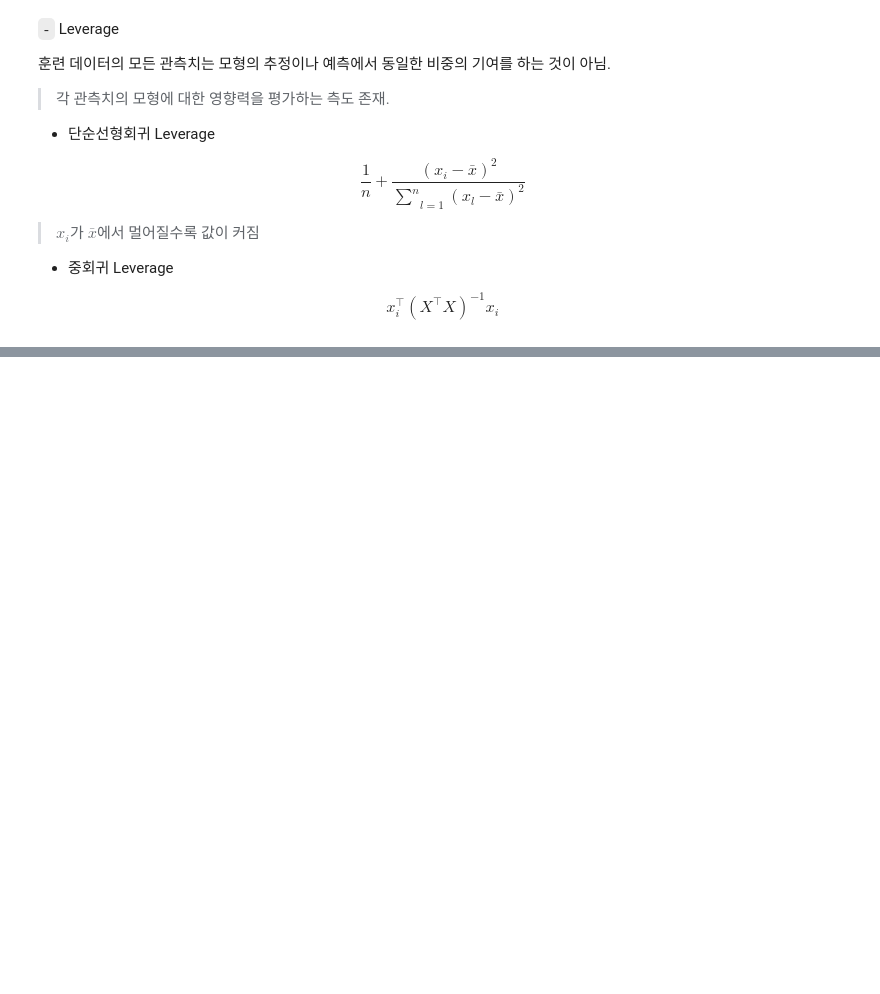
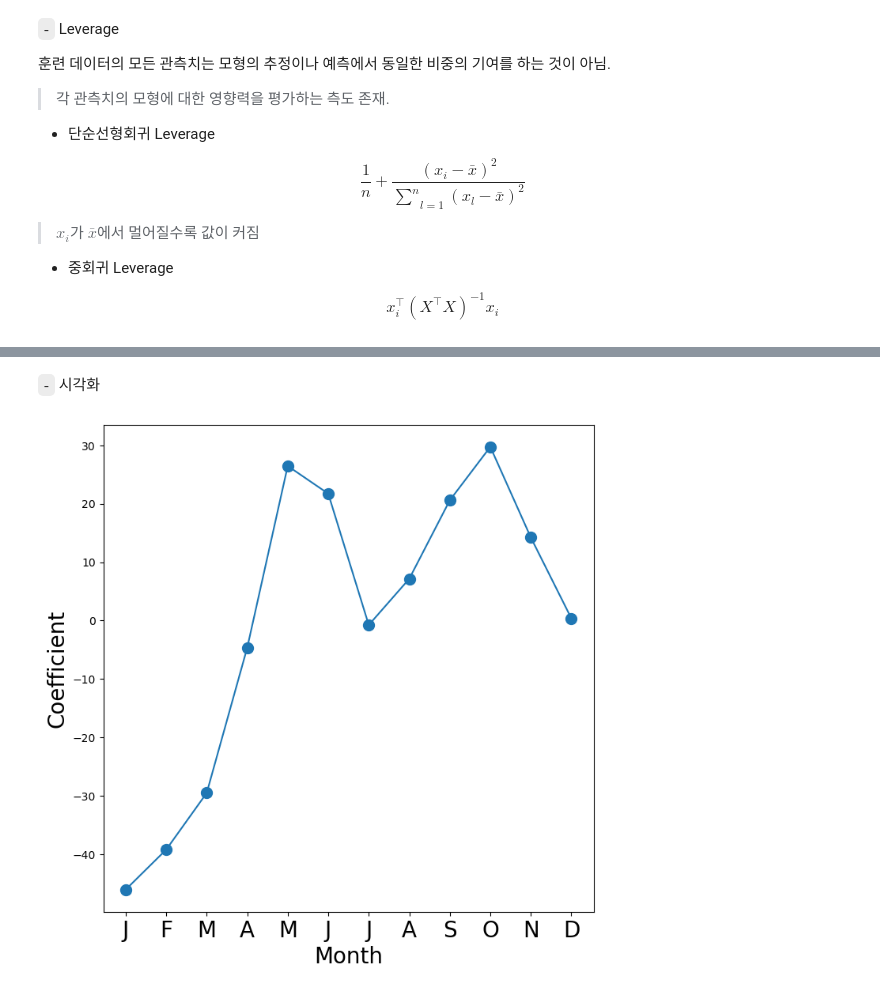
Before and after one commit to HollyRiver/ML2024, a Jupyter notebook: practice/2. Linear Regression.ipynb, the cells around one changed output, grey strips where cells are left out. Saved outputs shown, nothing was run; the diff lists cells and outputs as text; code cells hidden in the pictures; blank space fills up the shorter version.

```diff
--- a/practice/2. Linear Regression.ipynb
+++ b/practice/2. Linear Regression.ipynb
@@ -148,0 +517,3 @@ $$x_i^{\top}(X^{\top}X)^{-1}x_i$$
+# %%
+Bike = load_data('Bikeshare')
+Bike.shape, Bike.columns
@@ -148,0 +526,11 @@ $$x_i^{\top}(X^{\top}X)^{-1}x_i$$
+# %%
+hr_encode = contrast('hr', 'sum')     # 합에 대한 제약을 검
+mnth_encode = contrast('mnth', 'sum') # 합에 대한 제약을 검
+X2 = MS([mnth_encode, hr_encode, 'workingday','temp', 'weathersit']).fit_transform(Bike)
+Y = Bike["bikers"]
+M2_lm = sm.OLS(Y, X2).fit()
+S2 = summarize(M2_lm)
+print(S2)
+# 마지막 범주의 계수는 나머지 계수들의 합에 음수를 취함
+np.sum((M_lm.fittedvalues - M2_lm.fittedvalues)**2)
+# 거의 차이가 없음(무엇과? 아마도 제약이 없는 모형인가)
@@ -148,0 +556,9 @@ $$x_i^{\top}(X^{\top}X)^{-1}x_i$$
+# %%
+coef_month = S2[S2.index.str.contains('mnth')]['coef']
+print(coef_month)
+# 제약조건이 걸린 계수 확인
+months = Bike['mnth'].dtype.categories
+coef_month = pd.concat([coef_month, pd.Series([-coef_month.sum()], index=['mnth[Dec]'])
+])
+print(coef_month)
+# 위 계수의 합에 음수를 취해 마지막 계수를 생성
@@ -148,0 +583,13 @@ $$x_i^{\top}(X^{\top}X)^{-1}x_i$$
+# %% [markdown]
+`-` 시각화
+# %%
+fig_month , ax_month = plt.subplots(figsize=(8,8))
+x_month = np.arange(coef_month.shape[0])
+ax_month.plot(x_month , coef_month , marker='o', ms=10)
+ax_month.set_xticks(x_month)
+ax_month.set_xticklabels([l[5] for l in coef_month.index], fontsize
+=20)
+ax_month.set_xlabel('Month', fontsize=20)
+ax_month.set_ylabel('Coefficient', fontsize=20);
+# %% [output]
+[figure, added]
```
Also changed, not shown: parts of 53 cells of this notebook.
